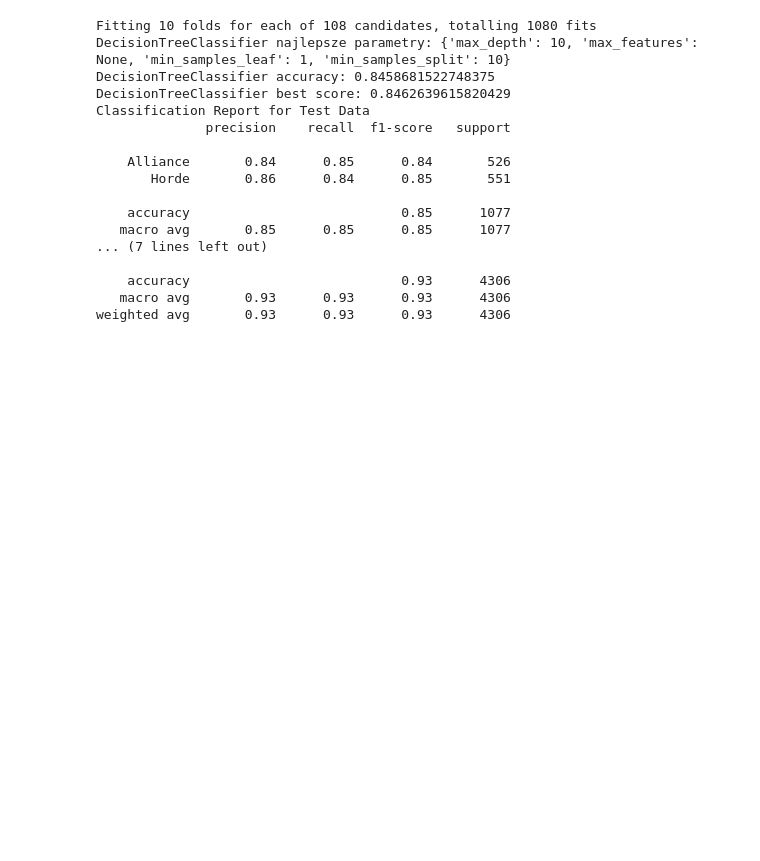
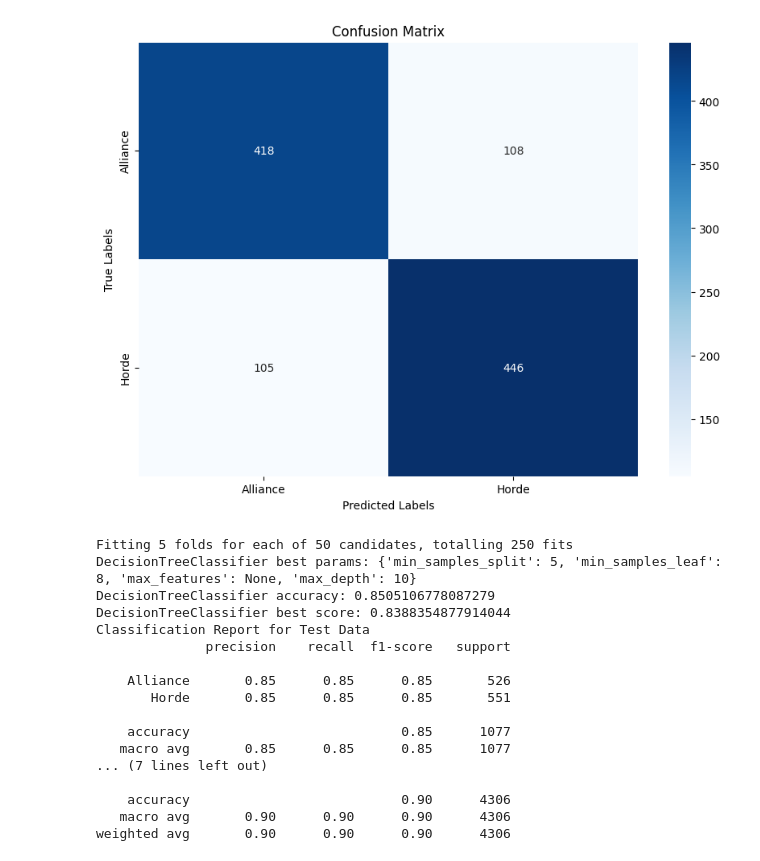
Before and after one commit to DanKow0205/World-of-Warcraft---Battlegrounds, a Jupyter notebook: ml.ipynb, the cells around one changed output. Drawn from its saved outputs; the diff is of its cells as text; code cells hidden in the pictures; blank space fills up the shorter version.

```diff
--- a/ml.ipynb
+++ b/ml.ipynb
@@ -150,6 +166,16 @@ Classification Report for Test Data
     accuracy                           0.81      4306
    macro avg       0.81      0.81      0.81      4306
 weighted avg       0.81      0.81      0.81      4306
+# %%
+conf_matrix_standard = confusion_matrix(y_test_labels_standard, y_pred_test_labels_standard)
+plt.figure(figsize=(10, 7))
+sns.heatmap(conf_matrix_standard, annot=True, fmt='d', cmap='Blues', xticklabels=label_encoder.classes_, yticklabels=label_encoder.classes_)
+plt.xlabel('Predicted Labels')
+plt.ylabel('True Labels')
+plt.title('Confusion Matrix')
+plt.show()
+# %% [output]
+[figure, added]
 # %%
 param_grid_decision_tree = {
     'max_depth': [None, 10, 20, 30],
@@ -160,42 +186,43 @@ param_grid_decision_tree = {
 
 decision_tree = DecisionTreeClassifier()
 
-grid_search = GridSearchCV(decision_tree, param_grid_decision_tree, cv=10, n_jobs=-1, verbose=1)
+random_search_dt = RandomizedSearchCV(decision_tree, param_grid_decision_tree, n_iter=50, cv=5, n_jobs=-1,
+                                   verbose=1, random_state=42)
 
-grid_search.fit(X_train, y_train_encoded)
+random_search_dt.fit(X_train, y_train_encoded)
 
-y_pred_test = grid_search.predict(X_test)
-y_pred_train = grid_search.predict(X_train)
+y_pred_test_dt = random_search_dt.predict(X_test)
+y_pred_train_dt = random_search_dt.predict(X_train)
 
-y_test_labels = label_encoder.inverse_transform(y_test_encoded)
-y_pred_test_labels = label_encoder.inverse_transform(y_pred_test)
-y_train_labels = label_encoder.inverse_transform(y_train_encoded)
-y_pred_train_labels = label_encoder.inverse_transform(y_pred_train)
+y_test_labels_dt = label_encoder.inverse_transform(y_test_encoded)
+y_pred_test_labels_dt = label_encoder.inverse_transform(y_pred_test_dt)
+y_train_labels_dt = label_encoder.inverse_transform(y_train_encoded)
+y_pred_train_labels_dt = label_encoder.inverse_transform(y_pred_train_dt)
 
-accuracy = accuracy_score(y_test_labels, y_pred_test_labels)
+accuracy_dt = accuracy_score(y_test_labels_dt, y_pred_test_labels_dt)
 
-print("DecisionTreeClassifier najlepsze parametry:", grid_search.best_params_)
-print("DecisionTreeClassifier accuracy:", accuracy)
-print("DecisionTreeClassifier best score:", grid_search.best_score_)
+print("DecisionTreeClassifier best params:", random_search_dt.best_params_)
+print("DecisionTreeClassifier accuracy:", accuracy_dt)
+print("DecisionTreeClassifier best score:", random_search_dt.best_score_)
 print("Classification Report for Test Data")
-print(classification_report(y_test_labels, y_pred_test_labels))
+print(classification_report(y_test_labels_dt, y_pred_test_labels_dt))
 print("Classification Report for Training Data")
-print(classification_report(y_train_labels, y_pred_train_labels))
+print(classification_report(y_train_labels_dt, y_pred_train_labels_dt))
 # %% [output]
-Fitting 10 folds for each of 108 candidates, totalling 1080 fits
-DecisionTreeClassifier najlepsze parametry: {'max_depth': 10, 'max_features': None, 'min_samples_leaf': 1, 'min_samples_split': 10}
-DecisionTreeClassifier accuracy: 0.8458681522748375
-DecisionTreeClassifier best score: 0.8462639615820429
+Fitting 5 folds for each of 50 candidates, totalling 250 fits
+DecisionTreeClassifier best params: {'min_samples_split': 5, 'min_samples_leaf': 8, 'max_features': None, 'max_depth': 10}
+DecisionTreeClassifier accuracy: 0.8505106778087279
+DecisionTreeClassifier best score: 0.8388354877914044
 Classification Report for Test Data
               precision    recall  f1-score   support
 
-    Alliance       0.84      0.85      0.84       526
-       Horde       0.86      0.84      0.85       551
+    Alliance       0.85      0.85      0.85       526
+       Horde       0.85      0.85      0.85       551
 
     accuracy                           0.85      1077
    macro avg       0.85      0.85      0.85      1077
 ... (7 lines left out)
 
-    accuracy                           0.93      4306
-   macro avg       0.93      0.93      0.93      4306
-weighted avg       0.93      0.93      0.93      4306
+    accuracy                           0.90      4306
+   macro avg       0.90      0.90      0.90      4306
+weighted avg       0.90      0.90      0.90      4306
```
Also changed, not shown: parts of 43 cells of this notebook.
